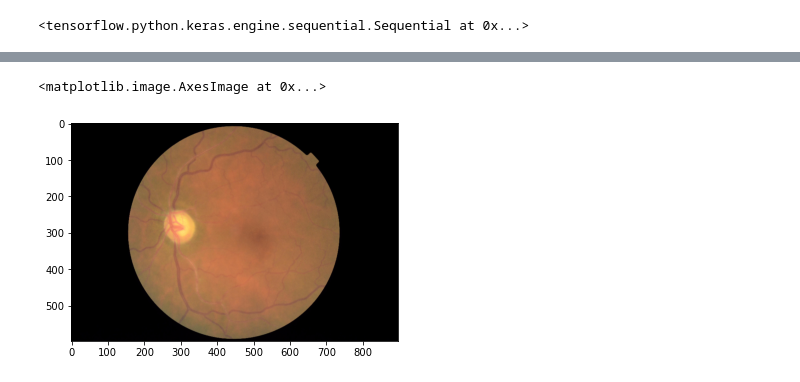
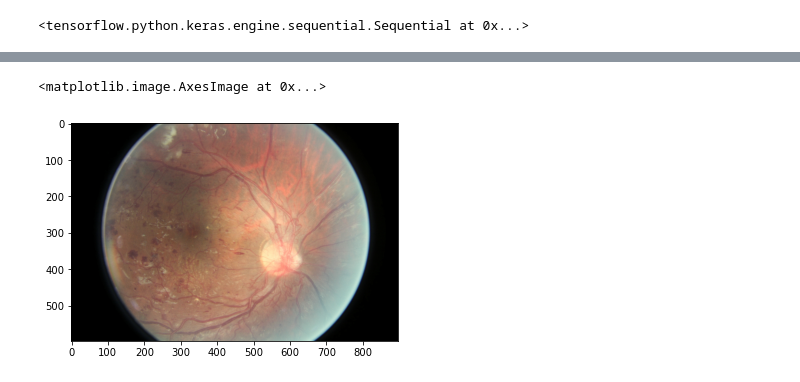
Before and after one commit to RipOrbofWinter/EyeDiseaseDetection, a Jupyter notebook: ResearchNotebook.ipynb, the cells around one changed output, grey strips where cells are left out. Drawn from its saved outputs; the diff is of its cells as text; code cells hidden in the pictures.

```diff
--- a/ResearchNotebook.ipynb
+++ b/ResearchNotebook.ipynb
@@ -237,5 +254,5 @@ label_names[np.argmax(predictions[4])]
 # %%
-plt.imshow(shapedTest_collections[4], cmap=plt.cm.binary)
+plt.imshow(shapedTest_collections[6], cmap=plt.cm.binary)
 # %% [output]
 <matplotlib.image.AxesImage at 0x...>
-[figure, old version]
+[figure, new version]
```
Also changed, not shown: parts of 19 cells of this notebook, 1 other file.
